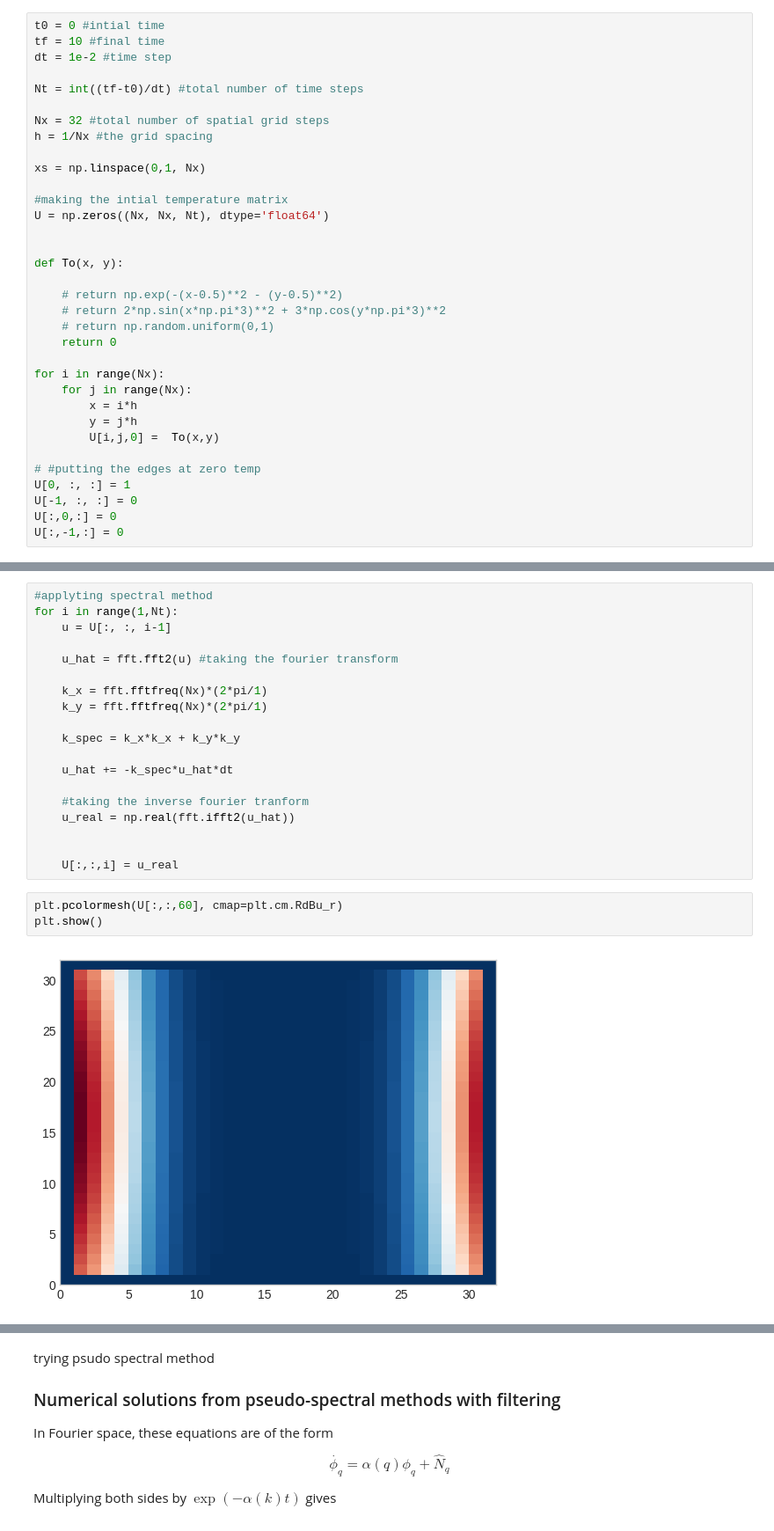
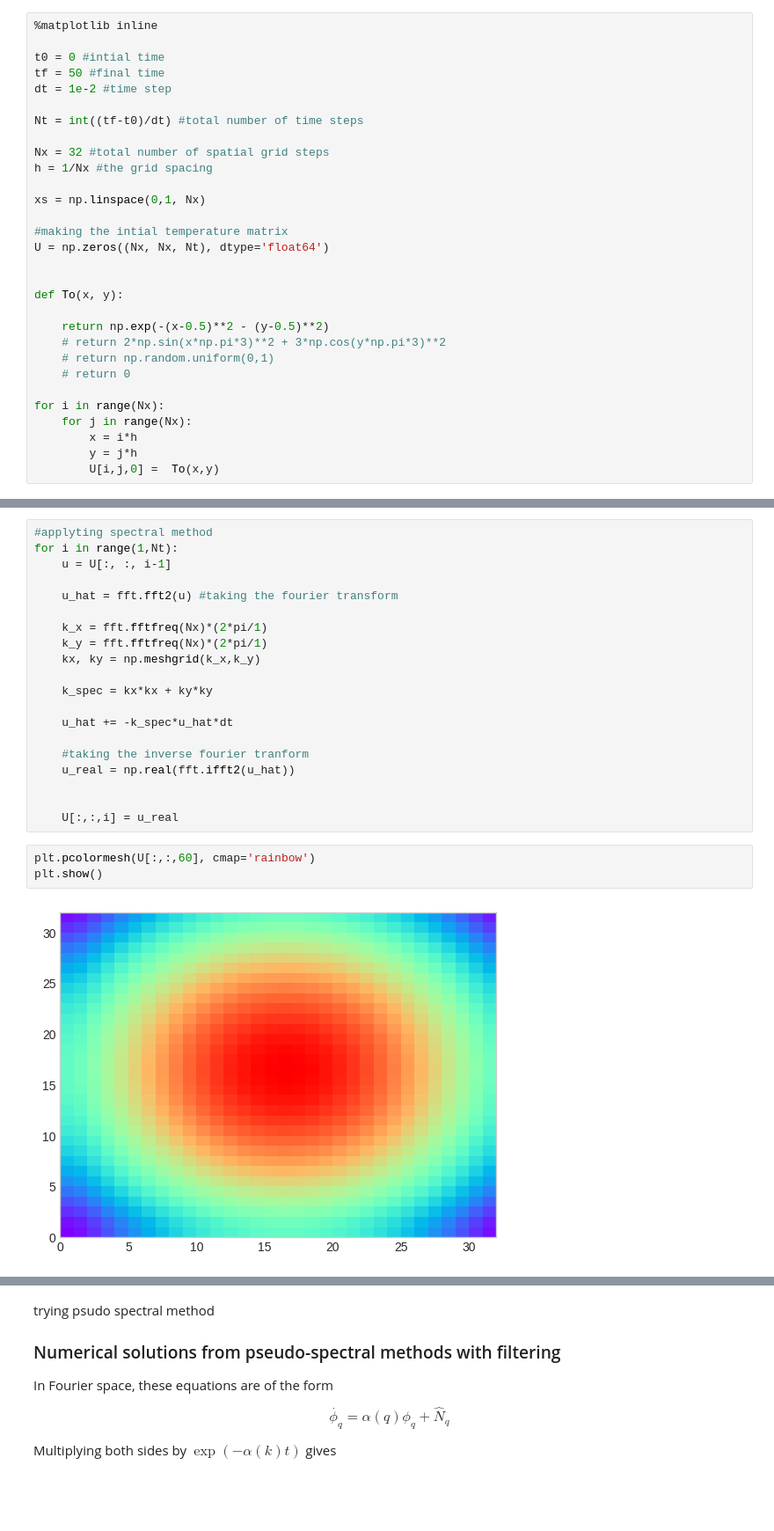
Before and after one commit to iashyam/Computational-Physics, a Jupyter notebook: Heat Equation using Spectral Method.ipynb, the cells around one changed output, grey strips where cells are left out. Shown: that part at 88% size. Cells and saved outputs as stored; diff of their text form; blank space fills up the shorter version.

```diff
--- a/Heat Equation using Spectral Method.ipynb
+++ b/Heat Equation using Spectral Method.ipynb
@@ -50,8 +47,10 @@ $$u(0, y, t) = u(1, y, t) = u(x, 0, t) = u(x, 1, t) = 0$$
 
 Now we start solving the equation
 # %%
+%matplotlib inline
+
 t0 = 0 #intial time
-tf = 10 #final time
+tf = 50 #final time
 dt = 1e-2 #time step
 
 Nt = int((tf-t0)/dt) #total number of time steps
@@ -67,20 +66,14 @@ U = np.zeros((Nx, Nx, Nt), dtype='float64')
 
 def To(x, y):
 
-    # return np.exp(-(x-0.5)**2 - (y-0.5)**2)
+    return np.exp(-(x-0.5)**2 - (y-0.5)**2)
     # return 2*np.sin(x*np.pi*3)**2 + 3*np.cos(y*np.pi*3)**2
     # return np.random.uniform(0,1)
-    return 0
+    # return 0
 
 for i in range(Nx):
     for j in range(Nx):
         x = i*h
         y = j*h
         U[i,j,0] =  To(x,y)
-
-# #putting the edges at zero temp
-U[0, :, :] = 1
-U[-1, :, :] = 0
-U[:,0,:] = 0
-U[:,-1,:] = 0
 # %%
@@ -95,8 +91,9 @@ for i in range(1,Nt):
 
     k_x = fft.fftfreq(Nx)*(2*pi/1)
     k_y = fft.fftfreq(Nx)*(2*pi/1)
+    kx, ky = np.meshgrid(k_x,k_y)
 
-    k_spec = k_x*k_x + k_y*k_y
+    k_spec = kx*kx + ky*ky
 
     u_hat += -k_spec*u_hat*dt
 
@@ -106,10 +103,10 @@ for i in range(1,Nt):
 
     U[:,:,i] = u_real
 # %%
-plt.pcolormesh(U[:,:,60], cmap=plt.cm.RdBu_r)
+plt.pcolormesh(U[:,:,60], cmap='rainbow')
 plt.show()
 # %% [output]
-[figure, old version]
+[figure, new version]
 # %%
 %matplotlib qt
 for i in range(Nt):
```
Also changed, not shown: parts of 6 cells of this notebook, 1 other file.
